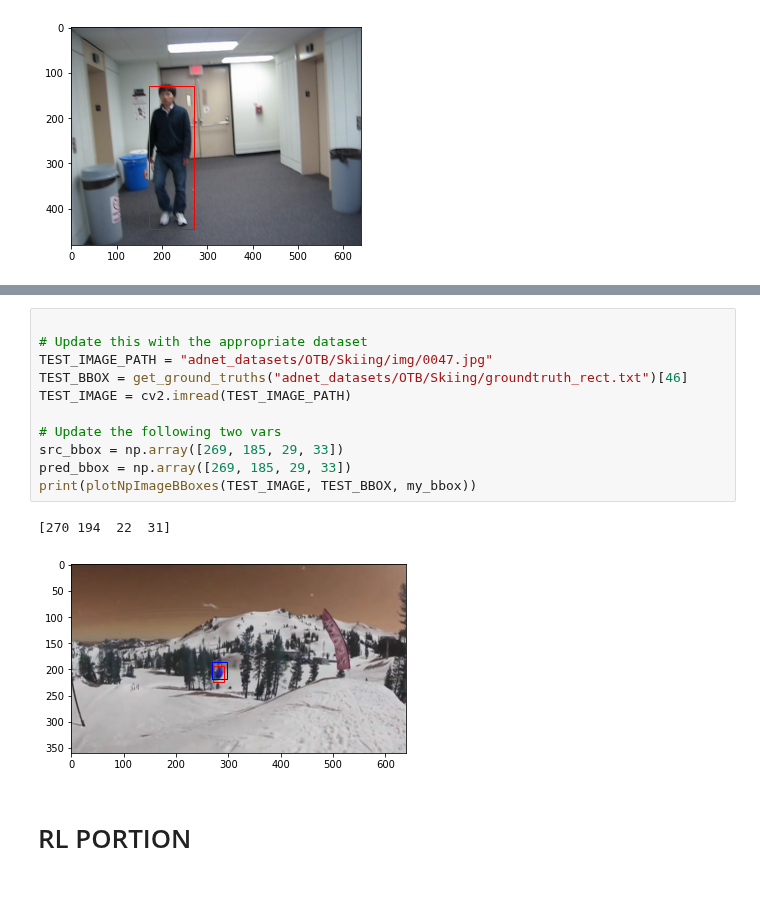
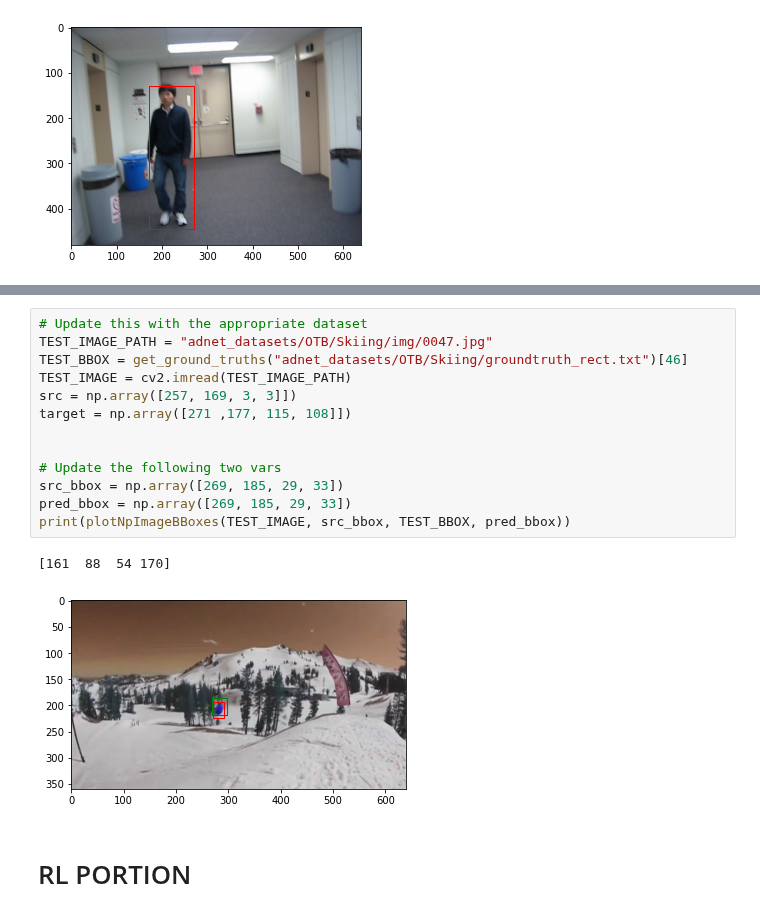
Before and after one commit to da2985/e6885-adnet, a Jupyter notebook: reinforce.ipynb, the cells around one changed output, grey strips where cells are left out. Saved outputs shown, nothing was run; the diff lists cells and outputs as text.

```diff
--- a/reinforce.ipynb
+++ b/reinforce.ipynb
@@ -474,17 +550,19 @@ Down-shifted bounding box
 # %%
-
 # Update this with the appropriate dataset
 TEST_IMAGE_PATH = "adnet_datasets/OTB/Skiing/img/0047.jpg"
 TEST_BBOX = get_ground_truths("adnet_datasets/OTB/Skiing/groundtruth_rect.txt")[46]
 TEST_IMAGE = cv2.imread(TEST_IMAGE_PATH)
+src = np.array([257, 169, 3, 3]])
+target = np.array([271 ,177, 115, 108]])
+
 
 # Update the following two vars
 src_bbox = np.array([269, 185, 29, 33])
 pred_bbox = np.array([269, 185, 29, 33])
-print(plotNpImageBBoxes(TEST_IMAGE, TEST_BBOX, my_bbox))
+print(plotNpImageBBoxes(TEST_IMAGE, src_bbox, TEST_BBOX, pred_bbox))
 # %% [output]
-[270 194  22  31]
+[161  88  54 170]
-[figure, old version]
+[figure, new version]
 # %% [markdown]
 # RL PORTION
 # %%
```
Also changed, not shown: parts of 14 cells of this notebook.
